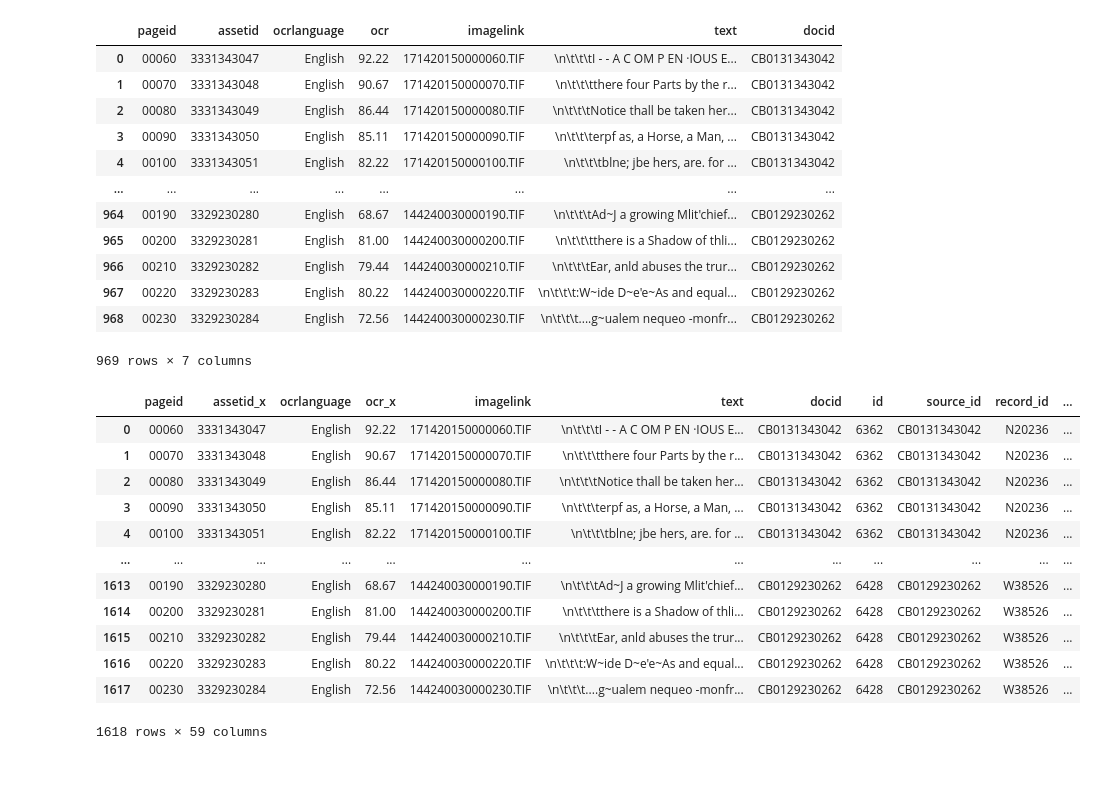
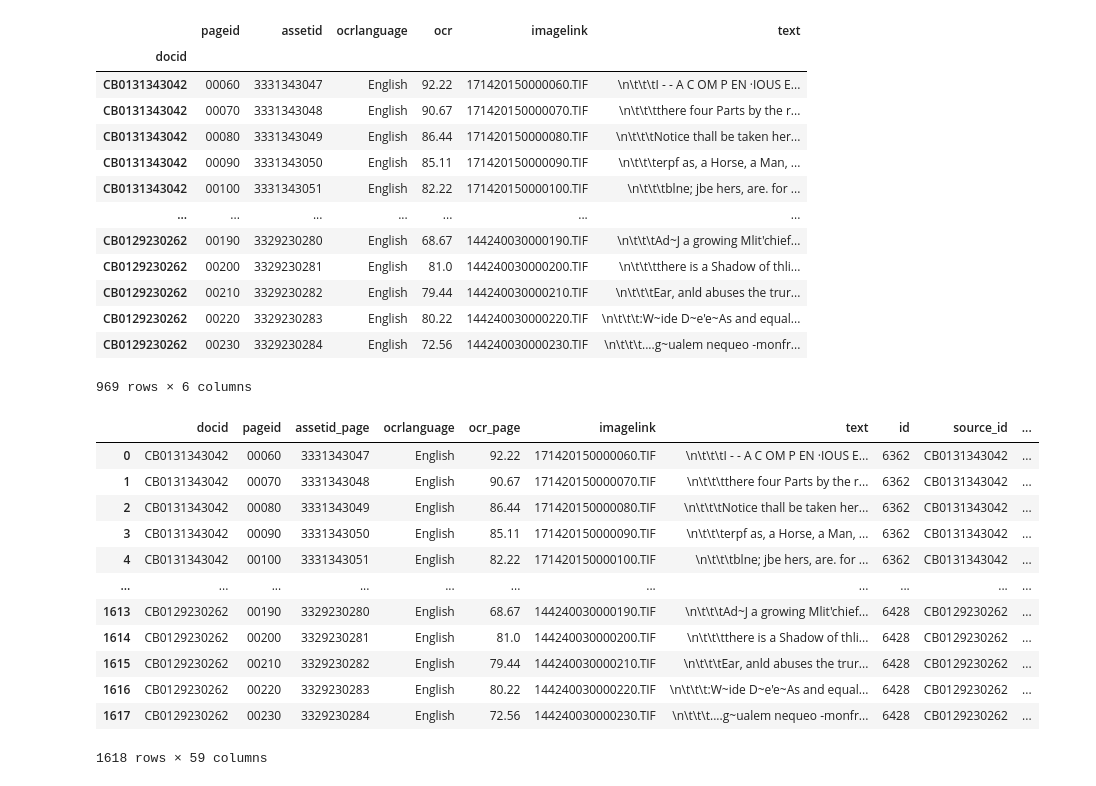
Before and after one commit to Princeton-CDH/ppa-django, a Jupyter notebook: notebooks/004_start_to_get_pages.ipynb, the cells around one changed output. Cells and saved outputs as stored; diff of their text form; code cells hidden in the pictures.

Commit message:
merge fix

```diff
--- a/notebooks/004_start_to_get_pages.ipynb
+++ b/notebooks/004_start_to_get_pages.ipynb
@@ -1,7 +1,7 @@
 # %%
 from ppanlp import *
 # %%
-mergeddf=pd.read_csv('data/data.metadata.merged.ECCOII.csv')
+mergeddf=pd.read_csv('data/data.metadata.merged.ECCOII.csv', dtype=str)
 # mergeddf
 row = mergeddf.iloc[0]
 dict(row)
@@ -46,36 +64,37 @@ def get_pages_row(row):
 # %%
 # Get all pages
 all_pages = [page for i,row in mergeddf.iterrows() for page in get_pages_row(row)]
-pages_df = pd.DataFrame(all_pages)
+pages_df = pd.DataFrame(all_pages, dtype=str).set_index('docid')
 pages_df
 # %% [output]
-|  | pageid | assetid | ocrlanguage | ocr | imagelink | text | docid |
-| 0 | 00060 | 3331343047 | English | 92.22 | 171420150000060.TIF | \n\t\t\tI - - A C OM P EN ·IOUS E... | CB0131343042 |
-| 1 | 00070 | 3331343048 | English | 90.67 | 171420150000070.TIF | \n\t\t\tthere four Parts by the r... | CB0131343042 |
-| 2 | 00080 | 3331343049 | English | 86.44 | 171420150000080.TIF | \n\t\t\tNotice thall be taken her... | CB0131343042 |
-| 3 | 00090 | 3331343050 | English | 85.11 | 171420150000090.TIF | \n\t\t\terpf as, a Horse, a Man, ... | CB0131343042 |
-| 4 | 00100 | 3331343051 | English | 82.22 | 171420150000100.TIF | \n\t\t\tblne; jbe hers, are. for ... | CB0131343042 |
-| ... | ... | ... | ... | ... | ... | ... | ... |
-| 964 | 00190 | 3329230280 | English | 68.67 | 144240030000190.TIF | \n\t\t\tAd~J a growing Mlit'chief... | CB0129230262 |
-| 965 | 00200 | 3329230281 | English | 81.00 | 144240030000200.TIF | \n\t\t\tthere is a Shadow of thli... | CB0129230262 |
-| 966 | 00210 | 3329230282 | English | 79.44 | 144240030000210.TIF | \n\t\t\tEar, anld abuses the trur... | CB0129230262 |
-| 967 | 00220 | 3329230283 | English | 80.22 | 144240030000220.TIF | \n\t\t\t:W~ide D~e'e~As and equal... | CB0129230262 |
-| 968 | 00230 | 3329230284 | English | 72.56 | 144240030000230.TIF | \n\t\t\t....g~ualem nequeo -monfr... | CB0129230262 |
+|  | pageid | assetid | ocrlanguage | ocr | imagelink | text |
+| docid |  |  |  |  |  |  |
+| CB0131343042 | 00060 | 3331343047 | English | 92.22 | 171420150000060.TIF | \n\t\t\tI - - A C OM P EN ·IOUS E... |
+| CB0131343042 | 00070 | 3331343048 | English | 90.67 | 171420150000070.TIF | \n\t\t\tthere four Parts by the r... |
+| CB0131343042 | 00080 | 3331343049 | English | 86.44 | 171420150000080.TIF | \n\t\t\tNotice thall be taken her... |
+| CB0131343042 | 00090 | 3331343050 | English | 85.11 | 171420150000090.TIF | \n\t\t\terpf as, a Horse, a Man, ... |
+| CB0131343042 | 00100 | 3331343051 | English | 82.22 | 171420150000100.TIF | \n\t\t\tblne; jbe hers, are. for ... |
+| ... | ... | ... | ... | ... | ... | ... |
+| CB0129230262 | 00190 | 3329230280 | English | 68.67 | 144240030000190.TIF | \n\t\t\tAd~J a growing Mlit'chief... |
+| CB0129230262 | 00200 | 3329230281 | English | 81.0 | 144240030000200.TIF | \n\t\t\tthere is a Shadow of thli... |
+| CB0129230262 | 00210 | 3329230282 | English | 79.44 | 144240030000210.TIF | \n\t\t\tEar, anld abuses the trur... |
+| CB0129230262 | 00220 | 3329230283 | English | 80.22 | 144240030000220.TIF | \n\t\t\t:W~ide D~e'e~As and equal... |
+| CB0129230262 | 00230 | 3329230284 | English | 72.56 | 144240030000230.TIF | \n\t\t\t....g~ualem nequeo -monfr... |
-969 rows × 7 columns
+969 rows × 6 columns
 # %%
 # Merge back in
-pages_df.merge(mergeddf, on='docid')
+pages_df.merge(mergeddf, on='docid', suffixes=('_page','_doc'))
 # %% [output]
-|  | pageid | assetid_x | ocrlanguage | ocr_x | imagelink | text | docid | id | source_id | record_id | ... |
-| 0 | 00060 | 3331343047 | English | 92.22 | 171420150000060.TIF | \n\t\t\tI - - A C OM P EN ·IOUS E... | CB0131343042 | 6362 | CB0131343042 | N20236 | ... |
-| 1 | 00070 | 3331343048 | English | 90.67 | 171420150000070.TIF | \n\t\t\tthere four Parts by the r... | CB0131343042 | 6362 | CB0131343042 | N20236 | ... |
-| 2 | 00080 | 3331343049 | English | 86.44 | 171420150000080.TIF | \n\t\t\tNotice thall be taken her... | CB0131343042 | 6362 | CB0131343042 | N20236 | ... |
-| 3 | 00090 | 3331343050 | English | 85.11 | 171420150000090.TIF | \n\t\t\terpf as, a Horse, a Man, ... | CB0131343042 | 6362 | CB0131343042 | N20236 | ... |
-| 4 | 00100 | 3331343051 | English | 82.22 | 171420150000100.TIF | \n\t\t\tblne; jbe hers, are. for ... | CB0131343042 | 6362 | CB0131343042 | N20236 | ... |
-| ... | ... | ... | ... | ... | ... | ... | ... | ... | ... | ... | ... |
-| 1613 | 00190 | 3329230280 | English | 68.67 | 144240030000190.TIF | \n\t\t\tAd~J a growing Mlit'chief... | CB0129230262 | 6428 | CB0129230262 | W38526 | ... |
-| 1614 | 00200 | 3329230281 | English | 81.00 | 144240030000200.TIF | \n\t\t\tthere is a Shadow of thli... | CB0129230262 | 6428 | CB0129230262 | W38526 | ... |
-| 1615 | 00210 | 3329230282 | English | 79.44 | 144240030000210.TIF | \n\t\t\tEar, anld abuses the trur... | CB0129230262 | 6428 | CB0129230262 | W38526 | ... |
-| 1616 | 00220 | 3329230283 | English | 80.22 | 144240030000220.TIF | \n\t\t\t:W~ide D~e'e~As and equal... | CB0129230262 | 6428 | CB0129230262 | W38526 | ... |
-| 1617 | 00230 | 3329230284 | English | 72.56 | 144240030000230.TIF | \n\t\t\t....g~ualem nequeo -monfr... | CB0129230262 | 6428 | CB0129230262 | W38526 | ... |
+|  | docid | pageid | assetid_page | ocrlanguage | ocr_page | imagelink | text | id | source_id | ... |
+| 0 | CB0131343042 | 00060 | 3331343047 | English | 92.22 | 171420150000060.TIF | \n\t\t\tI - - A C OM P EN ·IOUS E... | 6362 | CB0131343042 | ... |
+| 1 | CB0131343042 | 00070 | 3331343048 | English | 90.67 | 171420150000070.TIF | \n\t\t\tthere four Parts by the r... | 6362 | CB0131343042 | ... |
+| 2 | CB0131343042 | 00080 | 3331343049 | English | 86.44 | 171420150000080.TIF | \n\t\t\tNotice thall be taken her... | 6362 | CB0131343042 | ... |
+| 3 | CB0131343042 | 00090 | 3331343050 | English | 85.11 | 171420150000090.TIF | \n\t\t\terpf as, a Horse, a Man, ... | 6362 | CB0131343042 | ... |
+| 4 | CB0131343042 | 00100 | 3331343051 | English | 82.22 | 171420150000100.TIF | \n\t\t\tblne; jbe hers, are. for ... | 6362 | CB0131343042 | ... |
+| ... | ... | ... | ... | ... | ... | ... | ... | ... | ... | ... |
+| 1613 | CB0129230262 | 00190 | 3329230280 | English | 68.67 | 144240030000190.TIF | \n\t\t\tAd~J a growing Mlit'chief... | 6428 | CB0129230262 | ... |
+| 1614 | CB0129230262 | 00200 | 3329230281 | English | 81.0 | 144240030000200.TIF | \n\t\t\tthere is a Shadow of thli... | 6428 | CB0129230262 | ... |
+| 1615 | CB0129230262 | 00210 | 3329230282 | English | 79.44 | 144240030000210.TIF | \n\t\t\tEar, anld abuses the trur... | 6428 | CB0129230262 | ... |
+| 1616 | CB0129230262 | 00220 | 3329230283 | English | 80.22 | 144240030000220.TIF | \n\t\t\t:W~ide D~e'e~As and equal... | 6428 | CB0129230262 | ... |
+| 1617 | CB0129230262 | 00230 | 3329230284 | English | 72.56 | 144240030000230.TIF | \n\t\t\t....g~ualem nequeo -monfr... | 6428 | CB0129230262 | ... |
 1618 rows × 59 columns
```
Also changed, not shown: parts of 5 cells of this notebook.
